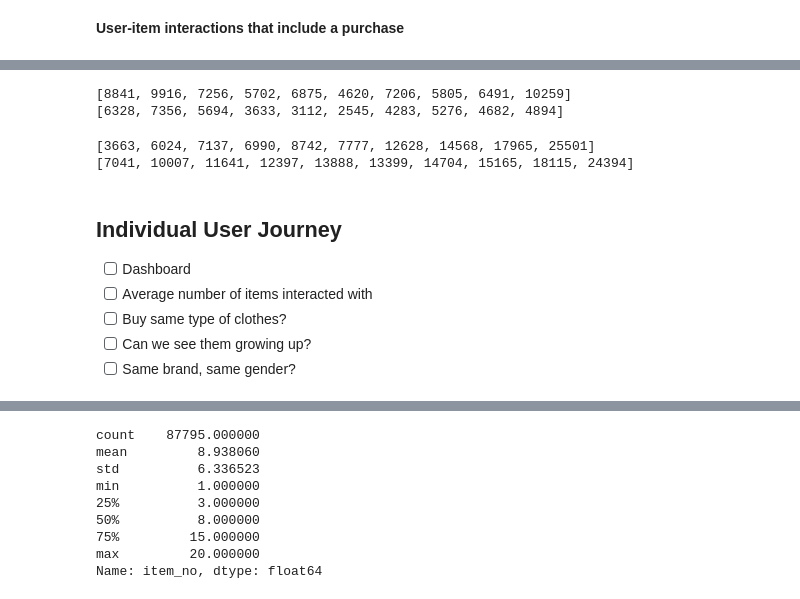
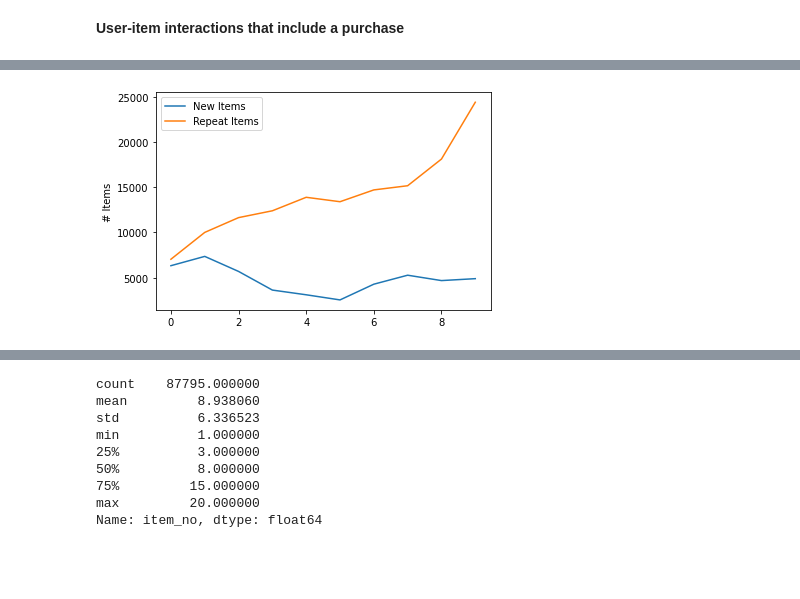
Before and after one commit to msvensson222/tfrs-retail-example, a Jupyter notebook: EDA.ipynb, the cells around one changed output, grey strips where cells are left out. Saved outputs shown, nothing was run; the diff lists cells and outputs as text; code cells hidden in the pictures; blank space fills up the shorter version.

```diff
--- a/EDA.ipynb
+++ b/EDA.ipynb
@@ -465,23 +514,11 @@ for month, interaction_during_month in interactions_by_month:
 
     user_set = user_set | users_during_month
     item_set = item_set | items_during_month
-# %%
-print(num_new_users_by_month)
-print(num_new_items_by_month)
-# %% [output]
-[8841, 9916, 7256, 5702, 6875, 4620, 7206, 5805, 6491, 10259]
-[6328, 7356, 5694, 3633, 3112, 2545, 4283, 5276, 4682, 4894]
-# %%
-print(num_repeat_users_by_month)
-print(num_repeat_items_by_month)
-# %% [output]
-[3663, 6024, 7137, 6990, 8742, 7777, 12628, 14568, 17965, 25501]
-[7041, 10007, 11641, 12397, 13888, 13399, 14704, 15165, 18115, 24394]
-# %% [markdown]
-## **Individual User Journey**
-
- - [ ] Dashboard
- - [ ] Average number of items interacted with
- - [ ] Buy same type of clothes?
- - [ ] Can we see them growing up?
- - [ ] Same brand, same gender?
+# %%
+fig, ax = plt.subplots()
+_ = ax.plot(num_new_items_by_month, label='New Items')
+_ = ax.plot(num_repeat_items_by_month, label='Repeat Items')
+_ = ax.set_ylabel('# Items')
+_ = ax.legend()
+# %% [output]
+[figure, added]
```
Also changed, not shown: parts of 91 cells of this notebook, 2 other files.
